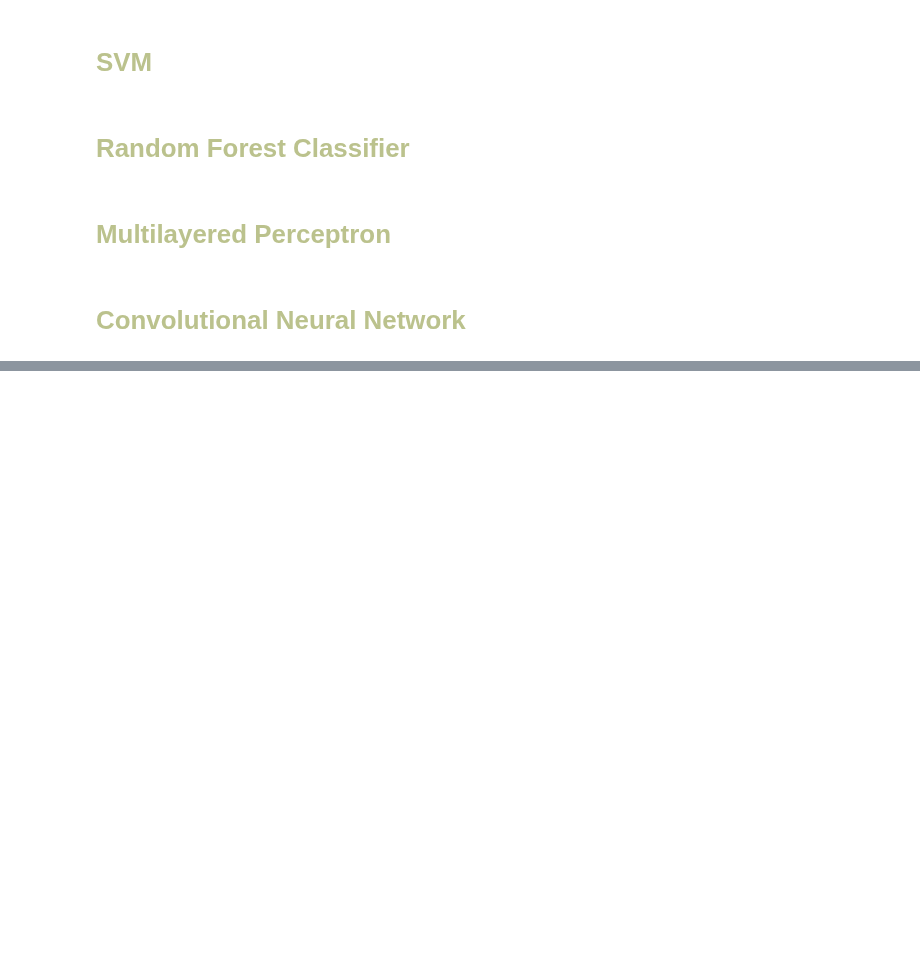
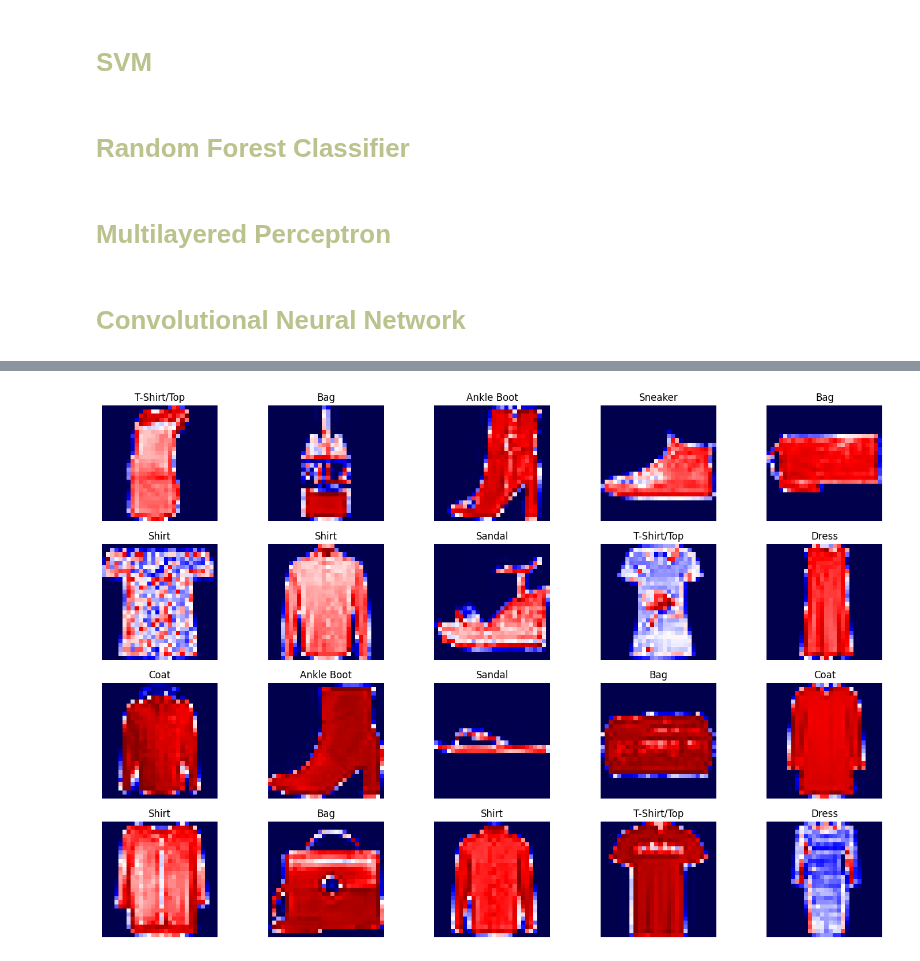
Before and after one commit to ch0fas/ML_Projects, a Jupyter notebook: fashion_mnist.ipynb, the cells around one changed output, grey strips where cells are left out. Drawn from its saved outputs; the diff is of its cells as text; code cells hidden in the pictures; blank space fills up the shorter version.

```diff
--- a/fashion_mnist.ipynb
+++ b/fashion_mnist.ipynb
@@ -154,0 +175,32 @@ Finally, our variables are flattened for use in the models.
+# %%
+# Transformation pipeline to turn images into tensors, and normalizing said images (DIFERENTE A LA QUE VAMOS A USAR PARA LAS PRUEBAS!!!!!!!!!!!!!!!)
+transform = transforms.Compose([
+    transforms.ToTensor(),
+    transforms.Normalize(mean=0.5, std=0.5),
+])
+# %%
+# Loading the data
+
+train_data = torchdata.FashionMNIST(root='./Data', train=True, download=True, transform=transform)
+test_data = torchdata.FashionMNIST(root='./Data', train=False, download=True, transform=transform)
+
+BATCH_SIZE = 64
+
+trainloader = DataLoader(train_data, batch_size= BATCH_SIZE, shuffle=True)
+testloader = DataLoader(test_data, batch_size= BATCH_SIZE, shuffle=True)
+# %%
+# Pre-Viz of the images
+class_names = ["T-Shirt/Top", "Trouser", "Pullover", "Dress", "Coat",
+               "Sandal", "Shirt", "Sneaker", "Bag", "Ankle Boot"]
+
+images, labels = next(iter(trainloader))
+
+preview = plt.figure(figsize=(18,12))
+for i in range(20):
+    ax = preview.add_subplot(4, 5, i+1)
+    ax.imshow(np.squeeze(images[i].numpy()), cmap='seismic')
+    ax.set_title(class_names[labels[i].item()])
+    ax.axis('off')
+plt.show()
+# %% [output]
+[figure, added]
```
Also changed, not shown: parts of 8 cells of this notebook, 8 other files.
